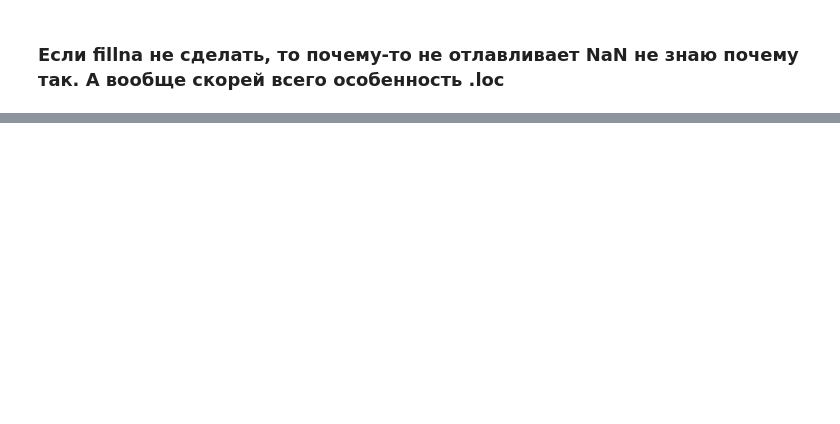
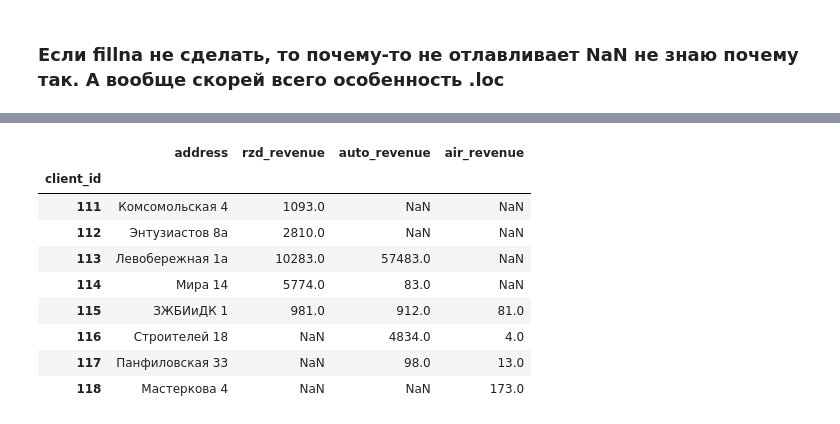
Before and after one commit to sadl1b/neto_hmrks, a Jupyter notebook: pnds/homework_3_joins/Klimov-pnds-3-joinsandetc.ipynb, the cells around one changed output, grey strips where cells are left out. Drawn from its saved outputs; the diff is of its cells as text; code cells hidden in the pictures; blank space fills up the shorter version.

```diff
--- a/pnds/homework_3_joins/Klimov-pnds-3-joinsandetc.ipynb
+++ b/pnds/homework_3_joins/Klimov-pnds-3-joinsandetc.ipynb
@@ -63,0 +144,8 @@ logs_df.head(100)
+# %%
+rzd = pd.DataFrame(
+    {
+        'client_id': [111, 112, 113, 114, 115],
+        'rzd_revenue': [1093, 2810, 10283, 5774, 981]
+    }
+)
+rzd
@@ -63,0 +159,8 @@ logs_df.head(100)
+# %%
+auto = pd.DataFrame(
+    {
+        'client_id': [113, 114, 115, 116, 117],
+        'auto_revenue': [57483, 83, 912, 4834, 98]
+    }
+)
+auto
@@ -63,0 +174,8 @@ logs_df.head(100)
+# %%
+air = pd.DataFrame(
+    {
+        'client_id': [115, 116, 117, 118],
+        'air_revenue': [81, 4, 13, 173]
+    }
+)
+air
@@ -63,0 +188,9 @@ logs_df.head(100)
+# %%
+client_base = pd.DataFrame(
+    {
+        'client_id': [111, 112, 113, 114, 115, 116, 117, 118],
+        'address': ['Комсомольская 4', 'Энтузиастов 8а', 'Левобережная 1а', 'Мира 14', 'ЗЖБИиДК 1',
+                    'Строителей 18', 'Панфиловская 33', 'Мастеркова 4']
+    }
+)
+client_base
@@ -63,0 +207,16 @@ logs_df.head(100)
+# %%
+from functools import reduce
+
+merged_outer = reduce(lambda a,b : a.merge(b, on='client_id', how='outer'), [client_base, rzd, auto, air]).set_index('client_id')
+merged_outer.head(10)
+# %% [output]
+|  | address | rzd_revenue | auto_revenue | air_revenue |
+| client_id |  |  |  |  |
+| 111 | Комсомольская 4 | 1093.0 | NaN | NaN |
+| 112 | Энтузиастов 8а | 2810.0 | NaN | NaN |
+| 113 | Левобережная 1а | 10283.0 | 57483.0 | NaN |
+| 114 | Мира 14 | 5774.0 | 83.0 | NaN |
+| 115 | ЗЖБИиДК 1 | 981.0 | 912.0 | 81.0 |
+| 116 | Строителей 18 | NaN | 4834.0 | 4.0 |
+| 117 | Панфиловская 33 | NaN | 98.0 | 13.0 |
+| 118 | Мастеркова 4 | NaN | NaN | 173.0 |
```
Also changed, not shown: parts of 13 cells of this notebook, 1 other file.
